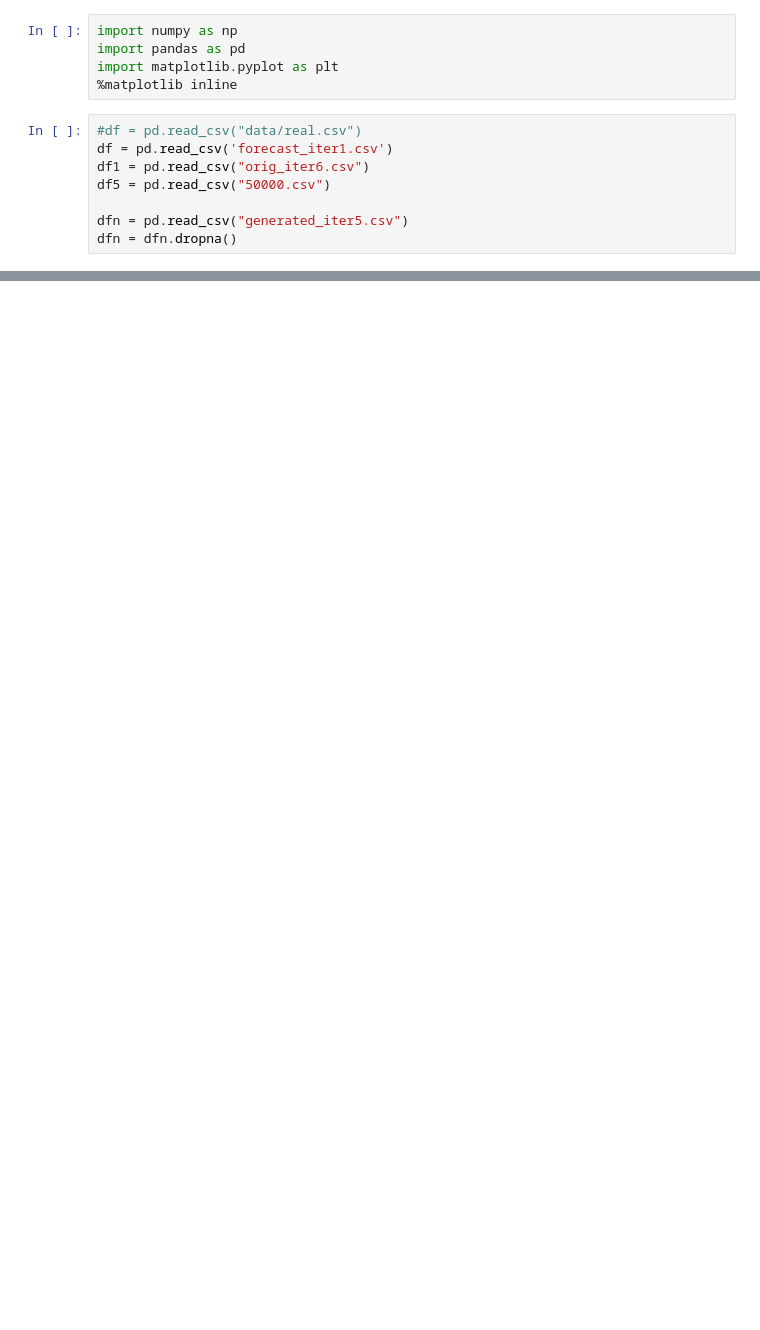
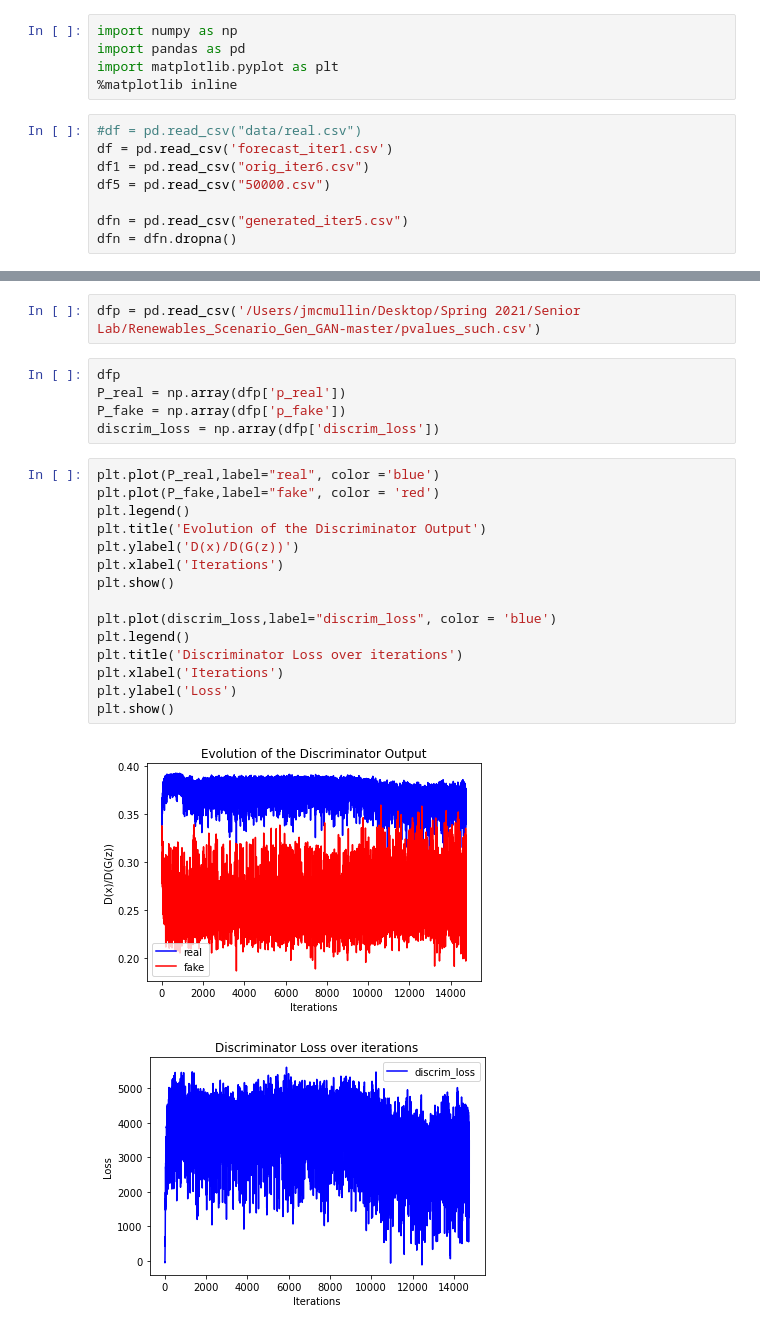
Before and after one commit to titusquah/hal9000, a Jupyter notebook: Jack's Code/GANS_graph.ipynb, the cells around one changed output, grey strips where cells are left out. Drawn from its saved outputs; the diff is of its cells as text; blank space fills up the shorter version.

```diff
--- a/Jack's Code/GANS_graph.ipynb
+++ b/Jack's Code/GANS_graph.ipynb
@@ -33,0 +34,25 @@ plt.plot()
+# %%
+dfp = pd.read_csv('/Users/jmcmullin/Desktop/Spring 2021/Senior Lab/Renewables_Scenario_Gen_GAN-master/pvalues_such.csv')
+# %%
+dfp
+P_real = np.array(dfp['p_real'])
+P_fake = np.array(dfp['p_fake'])
+discrim_loss = np.array(dfp['discrim_loss'])
+# %%
+plt.plot(P_real,label="real", color ='blue')
+plt.plot(P_fake,label="fake", color = 'red')
+plt.legend()
+plt.title('Evolution of the Discriminator Output')
+plt.ylabel('D(x)/D(G(z))')
+plt.xlabel('Iterations')
+plt.show()
+
+plt.plot(discrim_loss,label="discrim_loss", color = 'blue')
+plt.legend()
+plt.title('Discriminator Loss over iterations')
+plt.xlabel('Iterations')
+plt.ylabel('Loss')
+plt.show()
+# %% [output]
+[figure, added]
+[figure, added]
```
Also changed, not shown: parts of 1 cell of this notebook, 1 other file.
